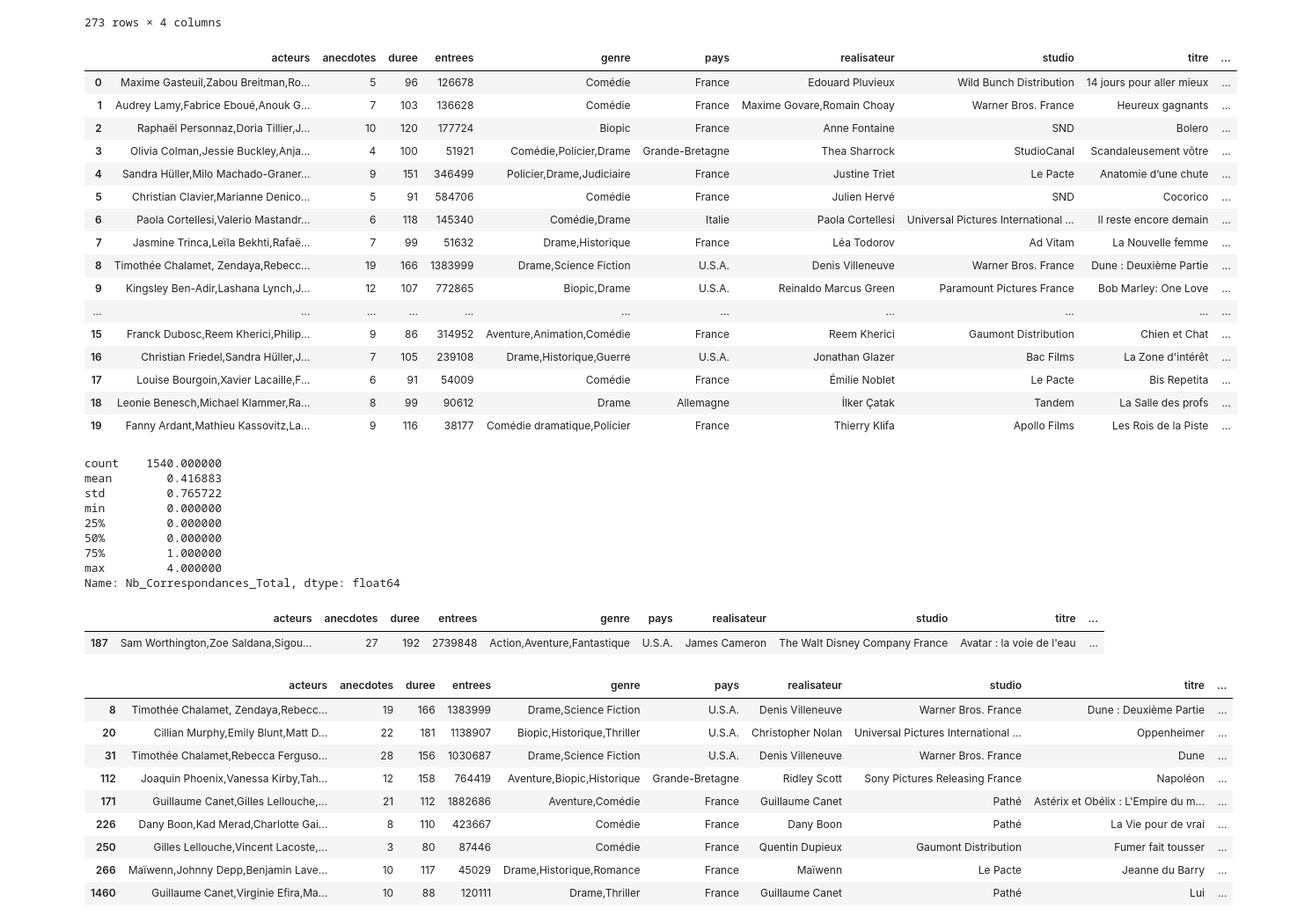
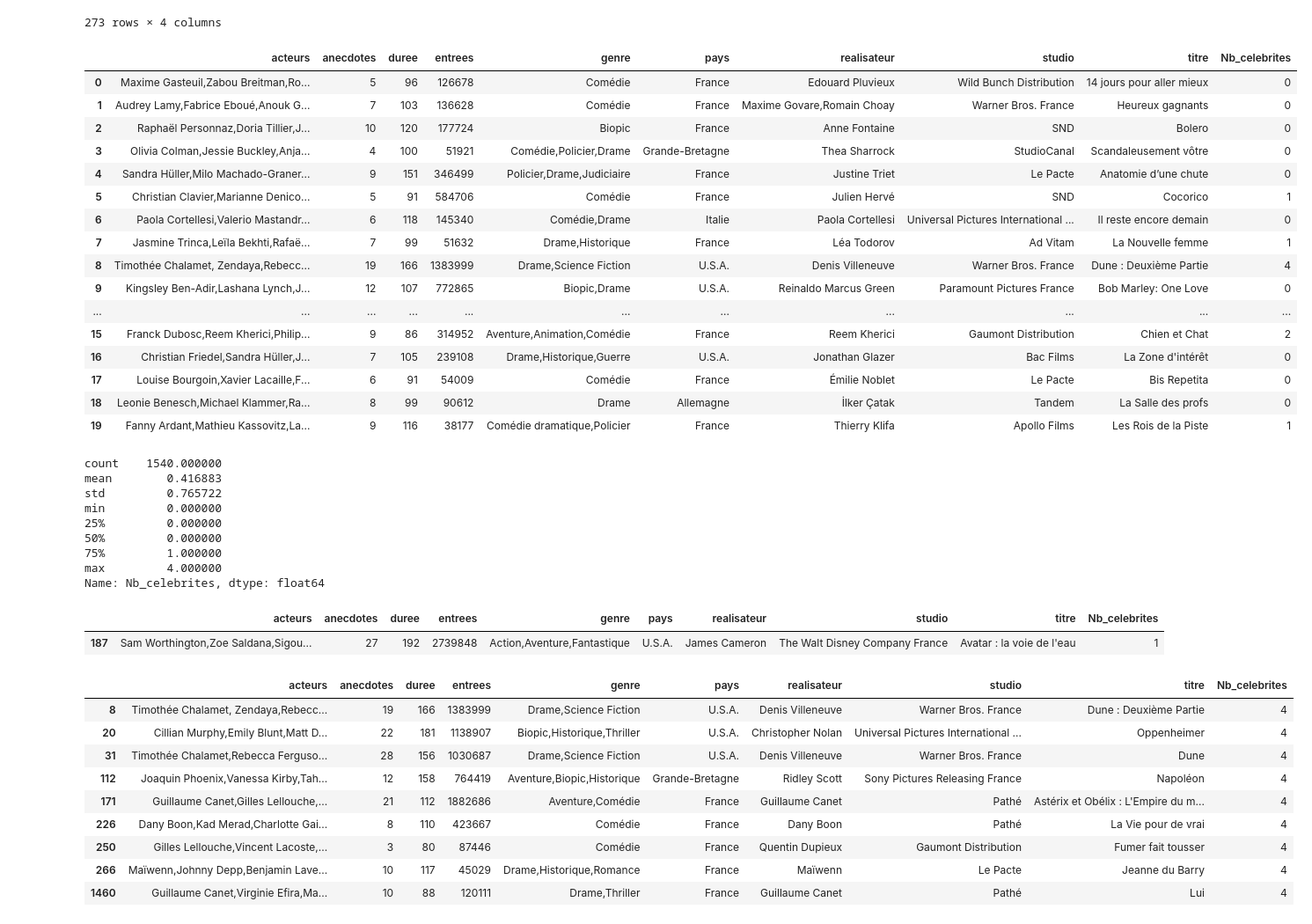
Before and after one commit to Melobgn/cinema_prediction, a Jupyter notebook: feature_engineering.ipynb, the cells around one changed output. Shown at 88% size. Cells and saved outputs as stored; diff of their text form; code cells hidden in the pictures.

```diff
--- a/feature_engineering.ipynb
+++ b/feature_engineering.ipynb
@@ -81,45 +81,45 @@ acteurs_df
 # %%
 # convertir les noms des acteurs en un ensemble pour une recherche rapide
 ensemble_acteurs = set(acteurs_df['name'])
 
 def compter_acteurs_realisateurs(liste_acteurs, realisateur):
     total_correspondances = 0
     # Vérifier si la liste des acteurs est une chaîne de caractères et la traiter
     if isinstance(liste_acteurs, str):
         acteurs = liste_acteurs.split(',')
         total_correspondances += sum(acteur.strip() in ensemble_acteurs for acteur in acteurs)
 
     # Ajouter le réalisateur à la comptabilisation s'il est dans la liste
     if isinstance(realisateur, str) and realisateur.strip() in ensemble_acteurs:
         total_correspondances += 1
 
     return total_correspondances
 
 # Appliquer cette fonction modifiée en utilisant apply avec un lambda pour passer les deux colonnes
-df['Nb_Correspondances_Total'] = df.apply(lambda row: compter_acteurs_realisateurs(row['acteurs'], row['realisateur']), axis=1)
+df['Nb_celebrites'] = df.apply(lambda row: compter_acteurs_realisateurs(row['acteurs'], row['realisateur']), axis=1)
 
 # Vérifier à nouveau le résultat
 df.head(20)
 # %% [output]
-|  | acteurs | anecdotes | duree | entrees | genre | pays | realisateur | studio | titre | ... |
-| 0 | Maxime Gasteuil,Zabou Breitman,Ro... | 5 | 96 | 126678 | Comédie | France | Edouard Pluvieux | Wild Bunch Distribution | 14 jours pour aller mieux | ... |
-| 1 | Audrey Lamy,Fabrice Eboué,Anouk G... | 7 | 103 | 136628 | Comédie | France | Maxime Govare,Romain Choay | Warner Bros. France | Heureux gagnants | ... |
-| 2 | Raphaël Personnaz,Doria Tillier,J... | 10 | 120 | 177724 | Biopic | France | Anne Fontaine | SND | Bolero | ... |
-| 3 | Olivia Colman,Jessie Buckley,Anja... | 4 | 100 | 51921 | Comédie,Policier,Drame | Grande-Bretagne | Thea Sharrock | StudioCanal | Scandaleusement vôtre | ... |
-| 4 | Sandra Hüller,Milo Machado-Graner... | 9 | 151 | 346499 | Policier,Drame,Judiciaire | France | Justine Triet | Le Pacte | Anatomie d’une chute | ... |
-| 5 | Christian Clavier,Marianne Denico... | 5 | 91 | 584706 | Comédie | France | Julien Hervé | SND | Cocorico | ... |
-| 6 | Paola Cortellesi,Valerio Mastandr... | 6 | 118 | 145340 | Comédie,Drame | Italie | Paola Cortellesi | Universal Pictures International ... | Il reste encore demain | ... |
-| 7 | Jasmine Trinca,Leïla Bekhti,Rafaë... | 7 | 99 | 51632 | Drame,Historique | France | Léa Todorov | Ad Vitam | La Nouvelle femme | ... |
-| 8 | Timothée Chalamet, Zendaya,Rebecc... | 19 | 166 | 1383999 | Drame,Science Fiction | U.S.A. | Denis Villeneuve | Warner Bros. France | Dune : Deuxième Partie | ... |
-| 9 | Kingsley Ben-Adir,Lashana Lynch,J... | 12 | 107 | 772865 | Biopic,Drame | U.S.A. | Reinaldo Marcus Green | Paramount Pictures France | Bob Marley: One Love | ... |
+|  | acteurs | anecdotes | duree | entrees | genre | pays | realisateur | studio | titre | Nb_celebrites |
+| 0 | Maxime Gasteuil,Zabou Breitman,Ro... | 5 | 96 | 126678 | Comédie | France | Edouard Pluvieux | Wild Bunch Distribution | 14 jours pour aller mieux | 0 |
+| 1 | Audrey Lamy,Fabrice Eboué,Anouk G... | 7 | 103 | 136628 | Comédie | France | Maxime Govare,Romain Choay | Warner Bros. France | Heureux gagnants | 0 |
+| 2 | Raphaël Personnaz,Doria Tillier,J... | 10 | 120 | 177724 | Biopic | France | Anne Fontaine | SND | Bolero | 0 |
+| 3 | Olivia Colman,Jessie Buckley,Anja... | 4 | 100 | 51921 | Comédie,Policier,Drame | Grande-Bretagne | Thea Sharrock | StudioCanal | Scandaleusement vôtre | 0 |
+| 4 | Sandra Hüller,Milo Machado-Graner... | 9 | 151 | 346499 | Policier,Drame,Judiciaire | France | Justine Triet | Le Pacte | Anatomie d’une chute | 0 |
+| 5 | Christian Clavier,Marianne Denico... | 5 | 91 | 584706 | Comédie | France | Julien Hervé | SND | Cocorico | 1 |
+| 6 | Paola Cortellesi,Valerio Mastandr... | 6 | 118 | 145340 | Comédie,Drame | Italie | Paola Cortellesi | Universal Pictures International ... | Il reste encore demain | 0 |
+| 7 | Jasmine Trinca,Leïla Bekhti,Rafaë... | 7 | 99 | 51632 | Drame,Historique | France | Léa Todorov | Ad Vitam | La Nouvelle femme | 1 |
+| 8 | Timothée Chalamet, Zendaya,Rebecc... | 19 | 166 | 1383999 | Drame,Science Fiction | U.S.A. | Denis Villeneuve | Warner Bros. France | Dune : Deuxième Partie | 4 |
+| 9 | Kingsley Ben-Adir,Lashana Lynch,J... | 12 | 107 | 772865 | Biopic,Drame | U.S.A. | Reinaldo Marcus Green | Paramount Pictures France | Bob Marley: One Love | 0 |
 | ... | ... | ... | ... | ... | ... | ... | ... | ... | ... | ... |
-| 15 | Franck Dubosc,Reem Kherici,Philip... | 9 | 86 | 314952 | Aventure,Animation,Comédie | France | Reem Kherici | Gaumont Distribution | Chien et Chat | ... |
-| 16 | Christian Friedel,Sandra Hüller,J... | 7 | 105 | 239108 | Drame,Historique,Guerre | U.S.A. | Jonathan Glazer | Bac Films | La Zone d'intérêt | ... |
-| 17 | Louise Bourgoin,Xavier Lacaille,F... | 6 | 91 | 54009 | Comédie | France | Émilie Noblet | Le Pacte | Bis Repetita | ... |
-| 18 | Leonie Benesch,Michael Klammer,Ra... | 8 | 99 | 90612 | Drame | Allemagne | İlker Çatak | Tandem | La Salle des profs | ... |
-| 19 | Fanny Ardant,Mathieu Kassovitz,La... | 9 | 116 | 38177 | Comédie dramatique,Policier | France | Thierry Klifa | Apollo Films | Les Rois de la Piste | ... |
+| 15 | Franck Dubosc,Reem Kherici,Philip... | 9 | 86 | 314952 | Aventure,Animation,Comédie | France | Reem Kherici | Gaumont Distribution | Chien et Chat | 2 |
+| 16 | Christian Friedel,Sandra Hüller,J... | 7 | 105 | 239108 | Drame,Historique,Guerre | U.S.A. | Jonathan Glazer | Bac Films | La Zone d'intérêt | 0 |
+| 17 | Louise Bourgoin,Xavier Lacaille,F... | 6 | 91 | 54009 | Comédie | France | Émilie Noblet | Le Pacte | Bis Repetita | 0 |
+| 18 | Leonie Benesch,Michael Klammer,Ra... | 8 | 99 | 90612 | Drame | Allemagne | İlker Çatak | Tandem | La Salle des profs | 0 |
+| 19 | Fanny Ardant,Mathieu Kassovitz,La... | 9 | 116 | 38177 | Comédie dramatique,Policier | France | Thierry Klifa | Apollo Films | Les Rois de la Piste | 1 |
 # %%
-df['Nb_Correspondances_Total'].describe()
+df['Nb_celebrites'].describe()
 # %% [output]
 count    1540.000000
 mean        0.416883
@@ -129,27 +129,27 @@ min         0.000000
 50%         0.000000
 75%         1.000000
 max         4.000000
-Name: Nb_Correspondances_Total, dtype: float64
+Name: Nb_celebrites, dtype: float64
 # %%
 #selection de la ligne ou realisateur est james cameron
 
 lignes_correspondantes = df[df['realisateur'] == 'James Cameron']
 lignes_correspondantes
 # %% [output]
-|  | acteurs | anecdotes | duree | entrees | genre | pays | realisateur | studio | titre | ... |
-| 187 | Sam Worthington,Zoe Saldana,Sigou... | 27 | 192 | 2739848 | Action,Aventure,Fantastique | U.S.A. | James Cameron | The Walt Disney Company France | Avatar : la voie de l'eau | ... |
+|  | acteurs | anecdotes | duree | entrees | genre | pays | realisateur | studio | titre | Nb_celebrites |
+| 187 | Sam Worthington,Zoe Saldana,Sigou... | 27 | 192 | 2739848 | Action,Aventure,Fantastique | U.S.A. | James Cameron | The Walt Disney Company France | Avatar : la voie de l'eau | 1 |
 # %%
 #selection ou il y a 4 célébrités (acteurs et realisateur confondus)
-lignes_correspondantes = df[df['Nb_Correspondances_Total'] == 4]
+lignes_correspondantes = df[df['Nb_celebrites'] == 4]
 lignes_correspondantes
 # %% [output]
-|  | acteurs | anecdotes | duree | entrees | genre | pays | realisateur | studio | titre | ... |
-| 8 | Timothée Chalamet, Zendaya,Rebecc... | 19 | 166 | 1383999 | Drame,Science Fiction | U.S.A. | Denis Villeneuve | Warner Bros. France | Dune : Deuxième Partie | ... |
-| 20 | Cillian Murphy,Emily Blunt,Matt D... | 22 | 181 | 1138907 | Biopic,Historique,Thriller | U.S.A. | Christopher Nolan | Universal Pictures International ... | Oppenheimer | ... |
-| 31 | Timothée Chalamet,Rebecca Ferguso... | 28 | 156 | 1030687 | Drame,Science Fiction | U.S.A. | Denis Villeneuve | Warner Bros. France | Dune | ... |
-| 112 | Joaquin Phoenix,Vanessa Kirby,Tah... | 12 | 158 | 764419 | Aventure,Biopic,Historique | Grande-Bretagne | Ridley Scott | Sony Pictures Releasing France | Napoléon | ... |
-| 171 | Guillaume Canet,Gilles Lellouche,... | 21 | 112 | 1882686 | Aventure,Comédie | France | Guillaume Canet | Pathé | Astérix et Obélix : L'Empire du m... | ... |
-| 226 | Dany Boon,Kad Merad,Charlotte Gai... | 8 | 110 | 423667 | Comédie | France | Dany Boon | Pathé | La Vie pour de vrai | ... |
-| 250 | Gilles Lellouche,Vincent Lacoste,... | 3 | 80 | 87446 | Comédie | France | Quentin Dupieux | Gaumont Distribution | Fumer fait tousser | ... |
-| 266 | Maïwenn,Johnny Depp,Benjamin Lave... | 10 | 117 | 45029 | Drame,Historique,Romance | France | Maïwenn | Le Pacte | Jeanne du Barry | ... |
-| 1460 | Guillaume Canet,Virginie Efira,Ma... | 10 | 88 | 120111 | Drame,Thriller | France | Guillaume Canet | Pathé | Lui | ... |
+|  | acteurs | anecdotes | duree | entrees | genre | pays | realisateur | studio | titre | Nb_celebrites |
+| 8 | Timothée Chalamet, Zendaya,Rebecc... | 19 | 166 | 1383999 | Drame,Science Fiction | U.S.A. | Denis Villeneuve | Warner Bros. France | Dune : Deuxième Partie | 4 |
+| 20 | Cillian Murphy,Emily Blunt,Matt D... | 22 | 181 | 1138907 | Biopic,Historique,Thriller | U.S.A. | Christopher Nolan | Universal Pictures International ... | Oppenheimer | 4 |
+| 31 | Timothée Chalamet,Rebecca Ferguso... | 28 | 156 | 1030687 | Drame,Science Fiction | U.S.A. | Denis Villeneuve | Warner Bros. France | Dune | 4 |
+| 112 | Joaquin Phoenix,Vanessa Kirby,Tah... | 12 | 158 | 764419 | Aventure,Biopic,Historique | Grande-Bretagne | Ridley Scott | Sony Pictures Releasing France | Napoléon | 4 |
+| 171 | Guillaume Canet,Gilles Lellouche,... | 21 | 112 | 1882686 | Aventure,Comédie | France | Guillaume Canet | Pathé | Astérix et Obélix : L'Empire du m... | 4 |
+| 226 | Dany Boon,Kad Merad,Charlotte Gai... | 8 | 110 | 423667 | Comédie | France | Dany Boon | Pathé | La Vie pour de vrai | 4 |
+| 250 | Gilles Lellouche,Vincent Lacoste,... | 3 | 80 | 87446 | Comédie | France | Quentin Dupieux | Gaumont Distribution | Fumer fait tousser | 4 |
+| 266 | Maïwenn,Johnny Depp,Benjamin Lave... | 10 | 117 | 45029 | Drame,Historique,Romance | France | Maïwenn | Le Pacte | Jeanne du Barry | 4 |
+| 1460 | Guillaume Canet,Virginie Efira,Ma... | 10 | 88 | 120111 | Drame,Thriller | France | Guillaume Canet | Pathé | Lui | 4 |
```
Also changed, not shown: parts of 2 cells of this notebook, 1 other file.
